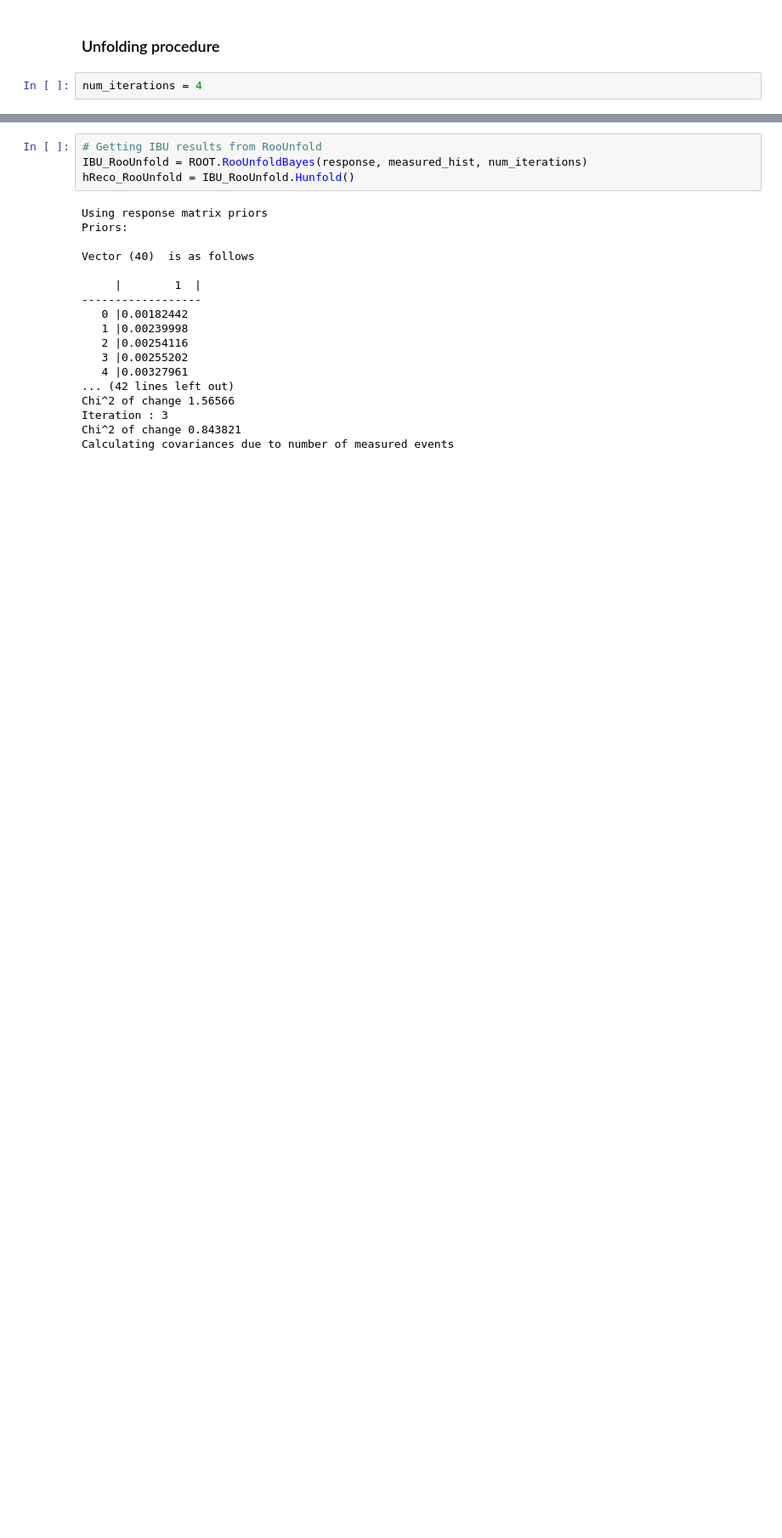
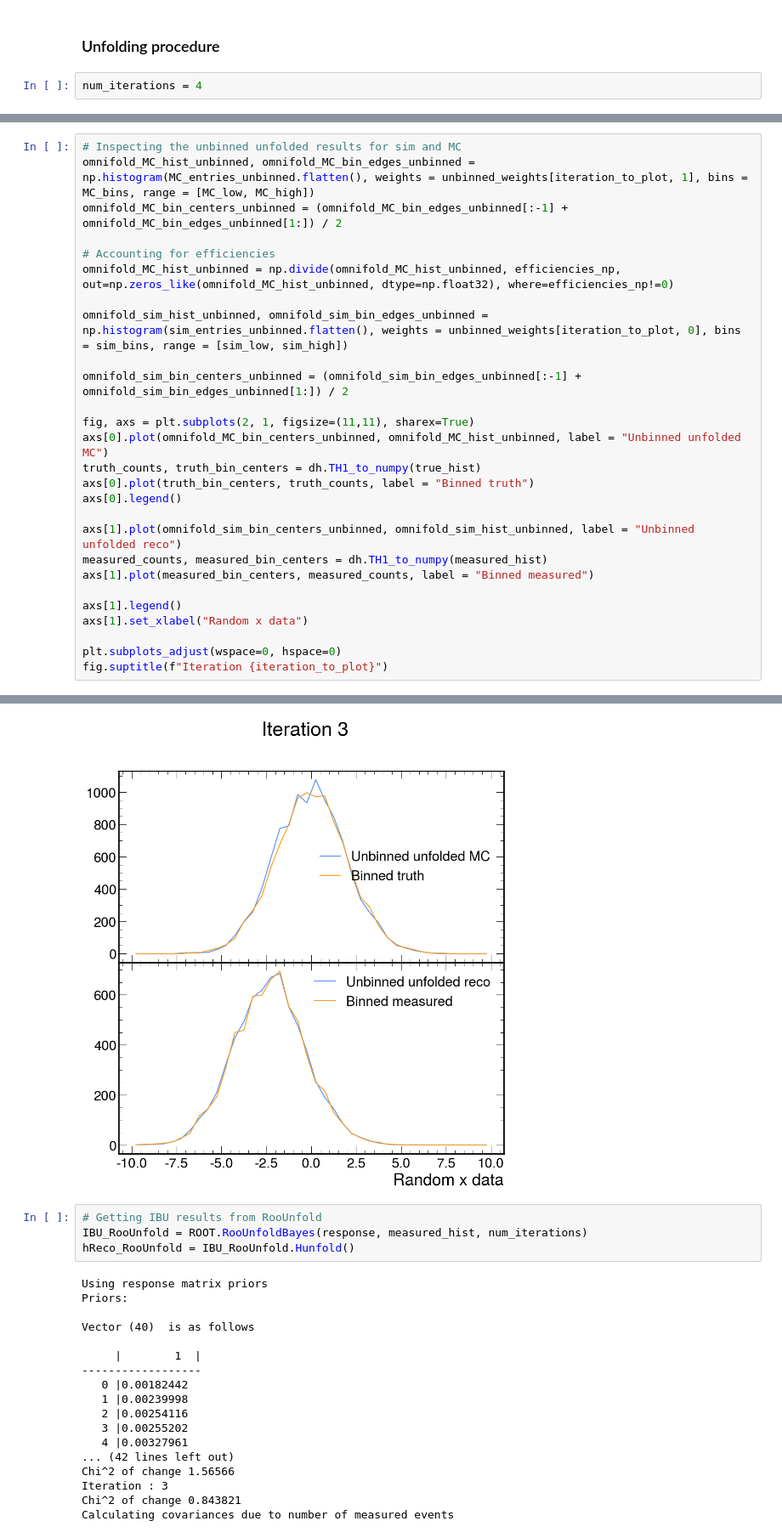
Before and after one commit to rymilton/unfolding, a Jupyter notebook: omnifold_decisiontrees.ipynb, the cells around one changed output, grey strips where cells are left out. Shown at 85% size. Saved outputs shown, nothing was run; the diff lists cells and outputs as text; blank space fills up the shorter version.

```diff
--- a/omnifold_decisiontrees.ipynb
+++ b/omnifold_decisiontrees.ipynb
@@ -148,0 +262,28 @@ omnifold_dt_hist = np.divide(omnifold_dt_hist, efficiencies_np, out=np.zeros_lik
+# %%
+# Inspecting the unbinned unfolded results for sim and MC
+omnifold_MC_hist_unbinned, omnifold_MC_bin_edges_unbinned = np.histogram(MC_entries_unbinned.flatten(), weights = unbinned_weights[iteration_to_plot, 1], bins = MC_bins, range = [MC_low, MC_high])
+omnifold_MC_bin_centers_unbinned = (omnifold_MC_bin_edges_unbinned[:-1] + omnifold_MC_bin_edges_unbinned[1:]) / 2
+
+# Accounting for efficiencies
+omnifold_MC_hist_unbinned = np.divide(omnifold_MC_hist_unbinned, efficiencies_np, out=np.zeros_like(omnifold_MC_hist_unbinned, dtype=np.float32), where=efficiencies_np!=0)
+
+omnifold_sim_hist_unbinned, omnifold_sim_bin_edges_unbinned = np.histogram(sim_entries_unbinned.flatten(), weights = unbinned_weights[iteration_to_plot, 0], bins = sim_bins, range = [sim_low, sim_high])
+
+omnifold_sim_bin_centers_unbinned = (omnifold_sim_bin_edges_unbinned[:-1] + omnifold_sim_bin_edges_unbinned[1:]) / 2
+
+fig, axs = plt.subplots(2, 1, figsize=(11,11), sharex=True)
+axs[0].plot(omnifold_MC_bin_centers_unbinned, omnifold_MC_hist_unbinned, label = "Unbinned unfolded MC")
+truth_counts, truth_bin_centers = dh.TH1_to_numpy(true_hist)
+axs[0].plot(truth_bin_centers, truth_counts, label = "Binned truth")
+axs[0].legend()
+
+axs[1].plot(omnifold_sim_bin_centers_unbinned, omnifold_sim_hist_unbinned, label = "Unbinned unfolded reco")
+measured_counts, measured_bin_centers = dh.TH1_to_numpy(measured_hist)
+axs[1].plot(measured_bin_centers, measured_counts, label = "Binned measured")
+
+axs[1].legend()
+axs[1].set_xlabel("Random x data")
+
+plt.subplots_adjust(wspace=0, hspace=0)
+fig.suptitle(f"Iteration {iteration_to_plot}")
+# %% [output]
@@ -149,3 +291,4 @@ omnifold_dt_hist = np.divide(omnifold_dt_hist, efficiencies_np, out=np.zeros_lik
+[figure, added]
 # %%
 # Getting IBU results from RooUnfold
 IBU_RooUnfold = ROOT.RooUnfoldBayes(response, measured_hist, num_iterations)
```
Also changed, not shown: parts of 11 cells of this notebook.
